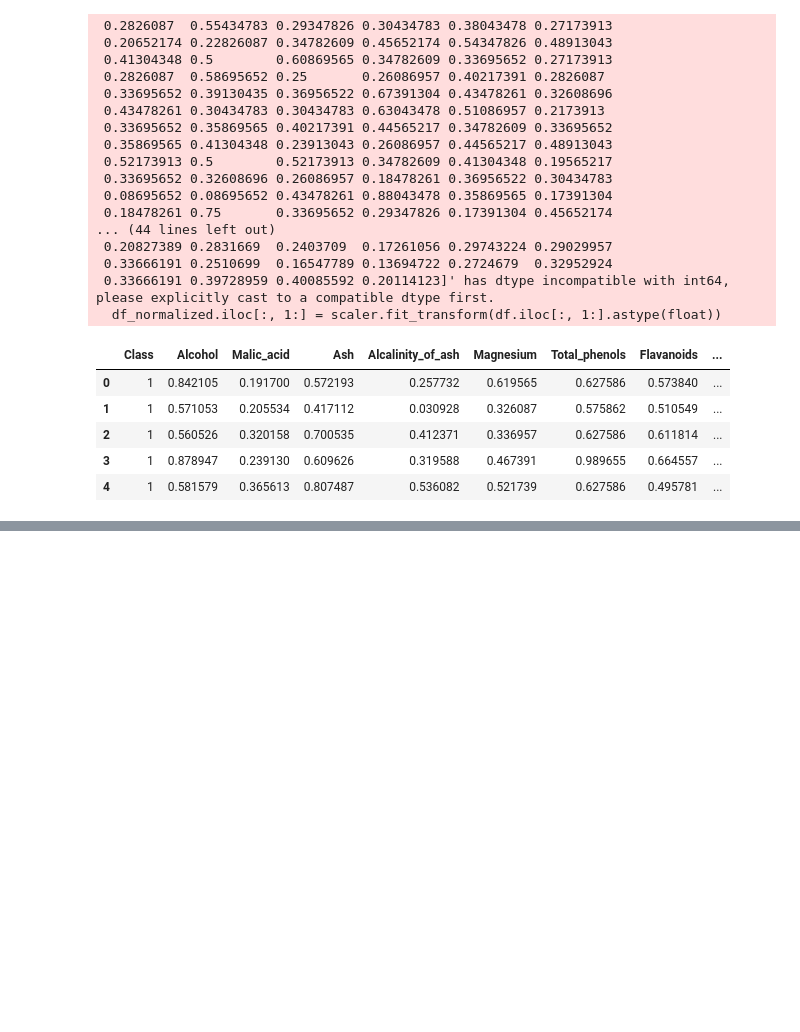
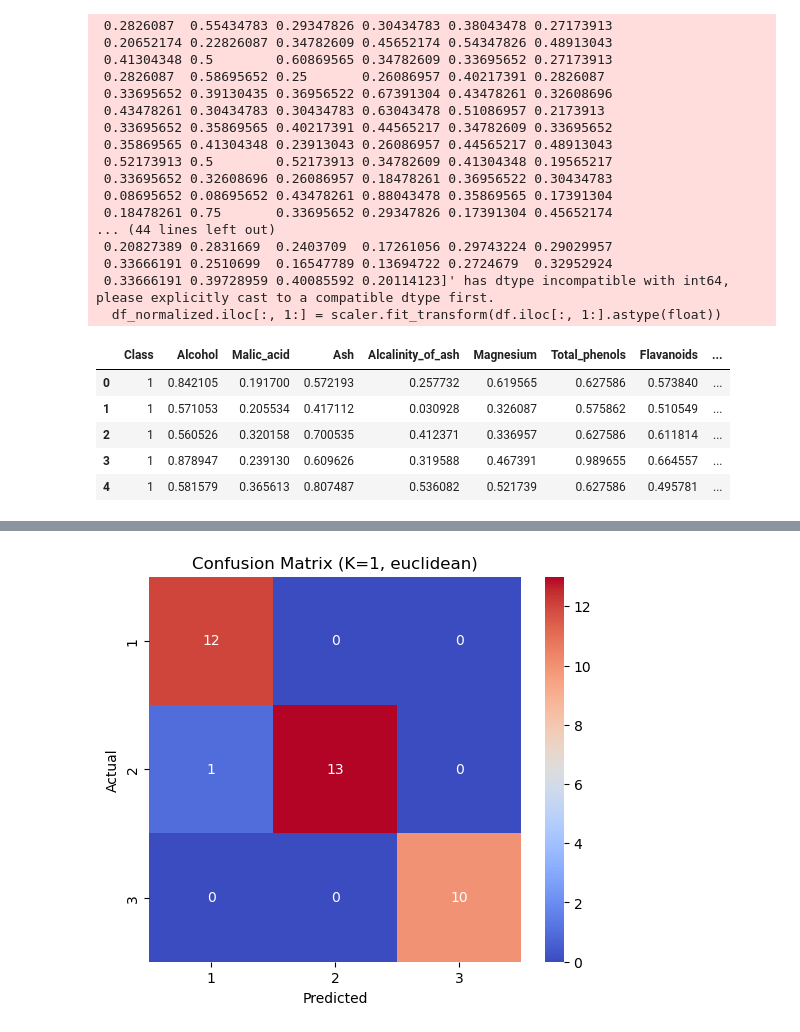
Before and after one commit to mGorkem0/ELE489---Fundamentals-of-Machine-Learning, a Jupyter notebook: ML_HW_1.ipynb, the cells around one changed output, grey strips where cells are left out. Drawn from its saved outputs; the diff is of its cells as text; code cells hidden in the pictures; blank space fills up the shorter version.

```diff
--- a/ML_HW_1.ipynb
+++ b/ML_HW_1.ipynb
@@ -90,6 +101,9 @@ X_train, X_test, y_train, y_test = train_test_split(X, y, test_size=0.2, random_
 # %%
 import numpy as np
 from collections import Counter
+from sklearn.metrics import accuracy_score, confusion_matrix, classification_report
+import matplotlib.pyplot as plt
+import seaborn as sns
 
 def euclidean_distance(x1, x2):
     return np.sqrt(np.sum((x1 - x2) ** 2))
@@ -97,29 +111,71 @@ def euclidean_distance(x1, x2):
 def manhattan_distance(x1, x2):
     return np.sum(np.abs(x1 - x2))
 
-class KNN:
+class KNNClassifier:
     def __init__(self, k=3, distance_metric="euclidean"):
         self.k = k
         self.distance_metric = distance_metric
 
     def fit(self, X_train, y_train):
-        self.X_train = np.array(X_train)
-        self.y_train = np.array(y_train)
+        self.X_train = X_train
+        self.y_train = y_train
 
     def predict(self, X_test):
-        predictions = []
-        for x in np.array(X_test):
-            distances = []
-            for i, x_train in enumerate(self.X_train):
-                if self.distance_metric == "euclidean":
-                    dist = euclidean_distance(x, x_train)
-                else:
-                    dist = manhattan_distance(x, x_train)
-                distances.append((dist, self.y_train[i]))
+        y_pred = [self._predict(x) for x in X_test.to_numpy()]
+        return np.array(y_pred)
 
-            distances.sort(key=lambda x: x[0])
-            k_nearest_neighbors = [label for _, label in distances[:self.k]]
-            most_common = Counter(k_nearest_neighbors).most_common(1)[0][0]
-            predictions.append(most_common)
+    def _predict(self, x):
+        distances = []
+        for i in range(len(self.X_train)):
+            if self.distance_metric == "euclidean":
+                dist = euclidean_distance(x, self.X_train.iloc[i])
+            elif self.distance_metric == "manhattan":
+                dist = manhattan_distance(x, self.X_train.iloc[i])
+            distances.append((dist, self.y_train.iloc[i]))
 
-        return np.array(predictions)
+        distances = sorted(distances)[:self.k]
+        k_neighbors = [label for _, label in distances]
+        most_common = Counter(k_neighbors).most_common(1)[0][0]
+        return most_common
+
+k_vals = [1, 3, 5, 7, 9]
+dist_types = ["euclidean", "manhattan"]
+eval_results = {}
+
+for method in dist_types:
+    scores = []
+
+    for val in k_vals:
+        clf = KNNClassifier(k=val, distance_metric=method)
+        clf.fit(X_train, y_train)
+        preds = clf.predict(X_test)
+
+        score = accuracy_score(y_test, preds)
+        scores.append(score)
+        print(f"Distance: {method}, K: {val}, Score: {score:.4f}")
+
+        cmat = confusion_matrix(y_test, preds)
+        plt.figure(figsize=(6, 5))
+        sns.heatmap(cmat, annot=True, fmt="d", cmap="coolwarm",
+                    xticklabels=np.unique(y_test), yticklabels=np.unique(y_test))
+        plt.title(f"Confusion Matrix (K={val}, {method})")
+        plt.xlabel("Predicted")
+        plt.ylabel("Actual")
+        plt.show()
+
+        print("Classification Report:\n")
+        print(classification_report(y_test, preds))
+
+    eval_results[method] = scores
+
+plt.figure(figsize=(10, 5))
+for method in dist_types:
+    plt.plot(k_vals, eval_results[method], marker='s', label=f"{method} distance")
+
+plt.title("Accuracy per K value and Distance Metric")
+plt.xlabel("K")
+plt.ylabel("Accuracy")
+plt.legend()
+plt.grid(True)
+plt.show()
+# %% [output]
@@ -125,0 +183 @@ class KNN:
+[figure, added]
```
Also changed, not shown: parts of 14 cells of this notebook.
